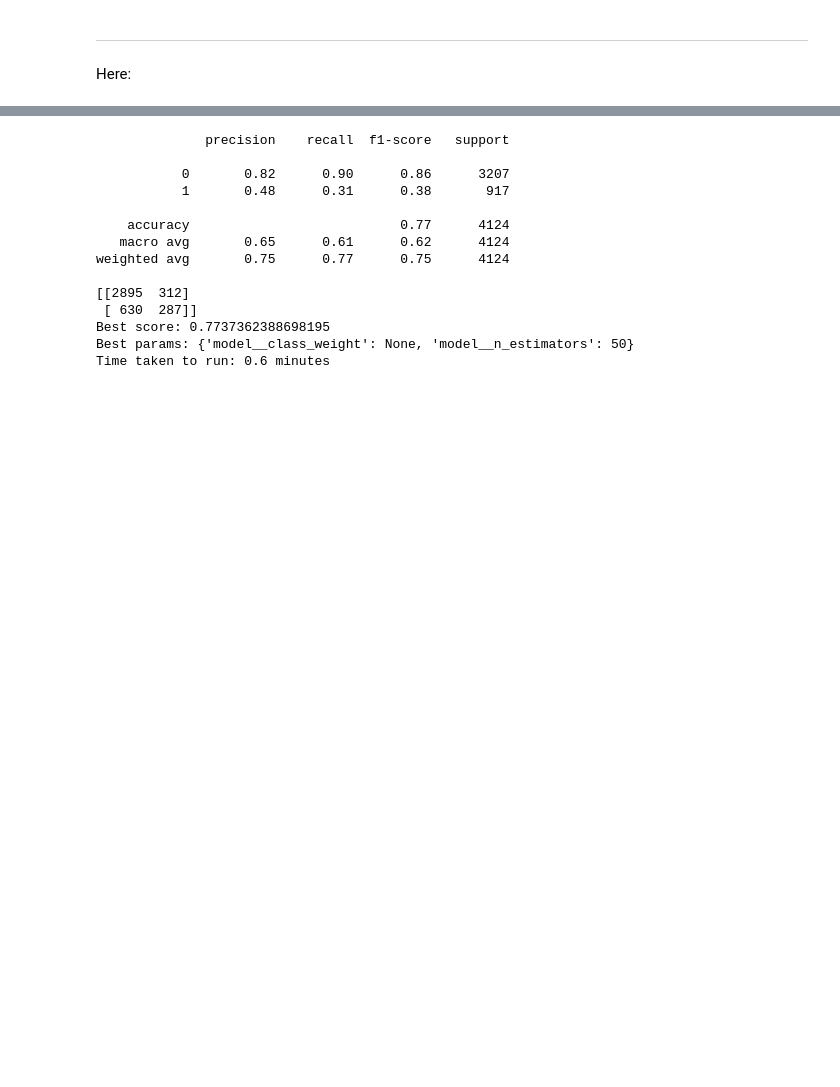
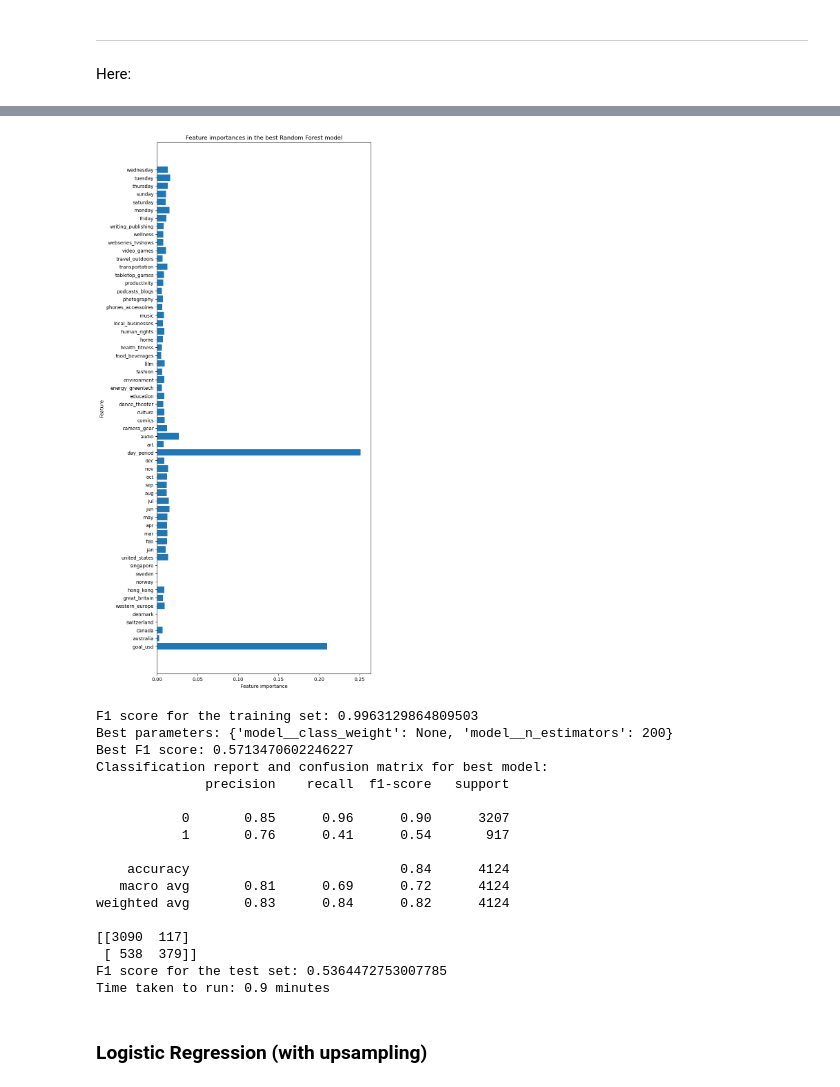
Before and after one commit to JulietteDegoul/FinalProject, a Jupyter notebook: IndiePyGo_Modelling_Streamlined.ipynb, the cells around one changed output, grey strips where cells are left out. Saved outputs shown, nothing was run; the diff lists cells and outputs as text; code cells hidden in the pictures; blank space fills up the shorter version.

```diff
--- a/IndiePyGo_Modelling_Streamlined.ipynb
+++ b/IndiePyGo_Modelling_Streamlined.ipynb
@@ -128,8 +284,15 @@ X_train, X_test, y_train, y_test = split(X,y)
 # %%
+#RandomForest + No transfor
 rfc = RandomForestClassifier()
 
-params = {'model__n_estimators': [100, 500, 1000],
-          'model__class_weight': [None, {0: 1, 1: 5}]}
+params = {
+    'model__n_estimators': [50, 100, 200],
+    'model__max_depth': [None, 5, 10],
+    #'model__min_samples_split': [2, 5, 10],
+    #'model__min_samples_leaf': [1, 2, 4],
+    'model__max_features': ['sqrt', 'log2', None],
+    'model__class_weight': [None, {0: 1, 1: 5}]
+}
 
 run_model(X_train, y_train, X_test, y_test, model=rfc, params=params)
 # %% [output]
@@ -149,0 +314,14 @@ Time taken to run: 6.7 minutes
+# %%
+#RandomForest + No transfor
+rfc = RandomForestClassifier()
+
+params = {
+    'model__n_estimators': [50, 100, 200],
+    'model__max_depth': [None, 5, 10],
+    #'model__min_samples_split': [2, 5, 10],
+    #'model__min_samples_leaf': [1, 2, 4],
+    'model__max_features': ['sqrt', 'log2', None],
+    'model__class_weight': [None, {0: 1, 1: 5}]
+}
+
+run_model(X_train, y_train, X_test, y_test, model=rfc, params=params)
@@ -150,23 +346,50 @@ Time taken to run: 6.7 minutes
+# %%
+#Best Random Forest
+
+best_rf = RandomForestClassifier(max_depth=None, n_estimators=200, class_weight = {0: 1, 1: 5}, max_features=None)
+
+best_rf.fit(X_train, y_train)
+
+rf_y_hat_train2 = best_rf.predict(X_train)
+rf_y_hat_test2 = best_rf.predict(X_test)
+# %%
+# Plotting feature importance
+n_features = X_train.shape[1]
+plt.figure(figsize=(8,20))
+plt.barh(range(n_features), best_rf.feature_importances_, align='center')
+plt.yticks(np.arange(n_features), X_train.columns.values)
+plt.title("Feature importances in the best Random Forest model")
+plt.xlabel("Feature importance")
+plt.ylabel("Feature")
+plt.show()
+# %% [output]
+[figure, added]
 # %%
+#Random Forest + PT
 rfc = RandomForestClassifier()
 pt = PowerTransformer()
 
-params = {'model__n_estimators': [10, 50, 100],
+params = {'model__n_estimators': [100, 200],
           'model__class_weight': [None, {0: 1, 1: 5}]}
 
 run_model(X_train, y_train, X_test, y_test, model=rfc, transformer=pt, params=params)
 # %% [output]
+F1 score for the training set: 0.9963129864809503
+Best parameters: {'model__class_weight': None, 'model__n_estimators': 200}
+Best F1 score: 0.5713470602246227
+Classification report and confusion matrix for best model:
               precision    recall  f1-score   support
 
-           0       0.82      0.90      0.86      3207
-           1       0.48      0.31      0.38       917
+           0       0.85      0.96      0.90      3207
+           1       0.76      0.41      0.54       917
 
-    accuracy                           0.77      4124
-   macro avg       0.65      0.61      0.62      4124
-weighted avg       0.75      0.77      0.75      4124
+    accuracy                           0.84      4124
+   macro avg       0.81      0.69      0.72      4124
+weighted avg       0.83      0.84      0.82      4124
 
-[[2895  312]
- [ 630  287]]
-Best score: 0.7737362388698195
-Best params: {'model__class_weight': None, 'model__n_estimators': 50}
-Time taken to run: 0.6 minutes
+[[3090  117]
+ [ 538  379]]
+F1 score for the test set: 0.5364472753007785
+Time taken to run: 0.9 minutes
+# %% [markdown]
+### Logistic Regression (with upsampling)
```
Also changed, not shown: parts of 28 cells of this notebook, 5 other files.
